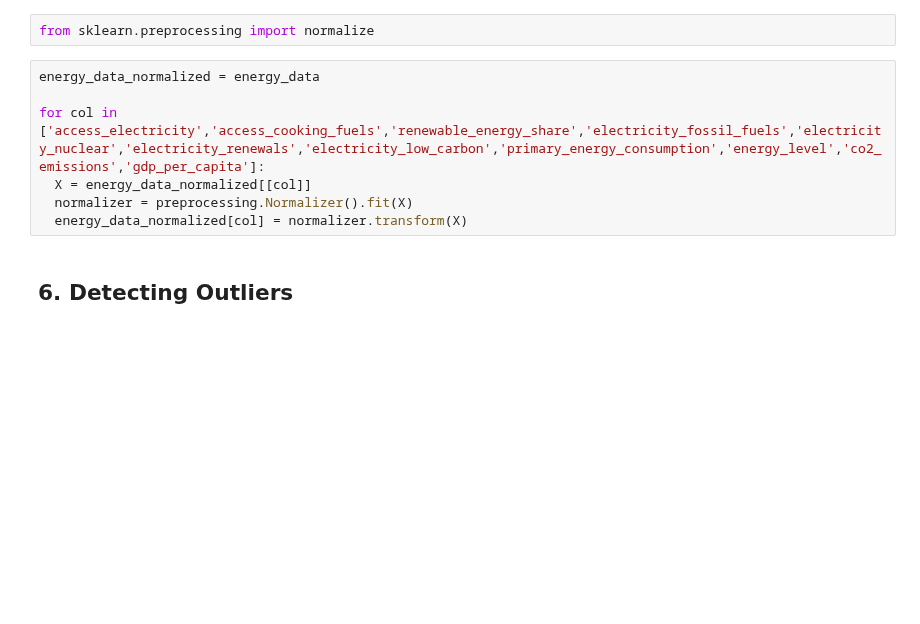
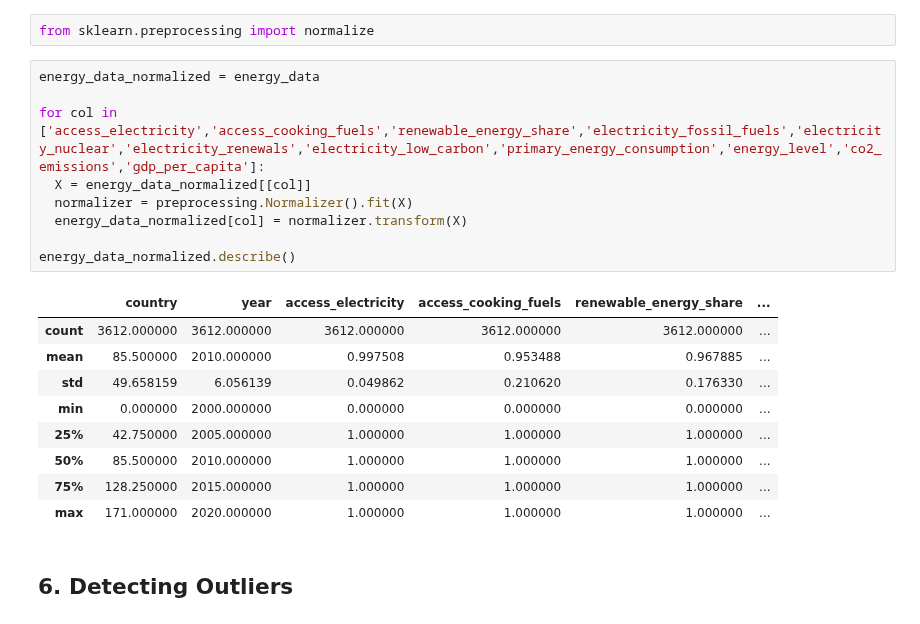
Before and after one commit to elkinbarretorojas/data_science, a Jupyter notebook: energy/model.ipynb, the cells around one changed output. Cells and saved outputs as stored; diff of their text form; blank space fills up the shorter version.

```diff
--- a/energy/model.ipynb
+++ b/energy/model.ipynb
@@ -227,9 +297,21 @@ from sklearn.preprocessing import normalize
 # %%
 energy_data_normalized = energy_data
 
 for col in ['access_electricity','access_cooking_fuels','renewable_energy_share','electricity_fossil_fuels','electricity_nuclear','electricity_renewals','electricity_low_carbon','primary_energy_consumption','energy_level','co2_emissions','gdp_per_capita']:
   X = energy_data_normalized[[col]]
   normalizer = preprocessing.Normalizer().fit(X)
   energy_data_normalized[col] = normalizer.transform(X)
+
+energy_data_normalized.describe()
+# %% [output]
+|  | country | year | access_electricity | access_cooking_fuels | renewable_energy_share | ... |
+| count | 3612.000000 | 3612.000000 | 3612.000000 | 3612.000000 | 3612.000000 | ... |
+| mean | 85.500000 | 2010.000000 | 0.997508 | 0.953488 | 0.967885 | ... |
+| std | 49.658159 | 6.056139 | 0.049862 | 0.210620 | 0.176330 | ... |
+| min | 0.000000 | 2000.000000 | 0.000000 | 0.000000 | 0.000000 | ... |
+| 25% | 42.750000 | 2005.000000 | 1.000000 | 1.000000 | 1.000000 | ... |
+| 50% | 85.500000 | 2010.000000 | 1.000000 | 1.000000 | 1.000000 | ... |
+| 75% | 128.250000 | 2015.000000 | 1.000000 | 1.000000 | 1.000000 | ... |
+| max | 171.000000 | 2020.000000 | 1.000000 | 1.000000 | 1.000000 | ... |
 # %% [markdown]
 ## 6. Detecting Outliers
```
Also changed, not shown: parts of 34 cells of this notebook, 2 other files.
